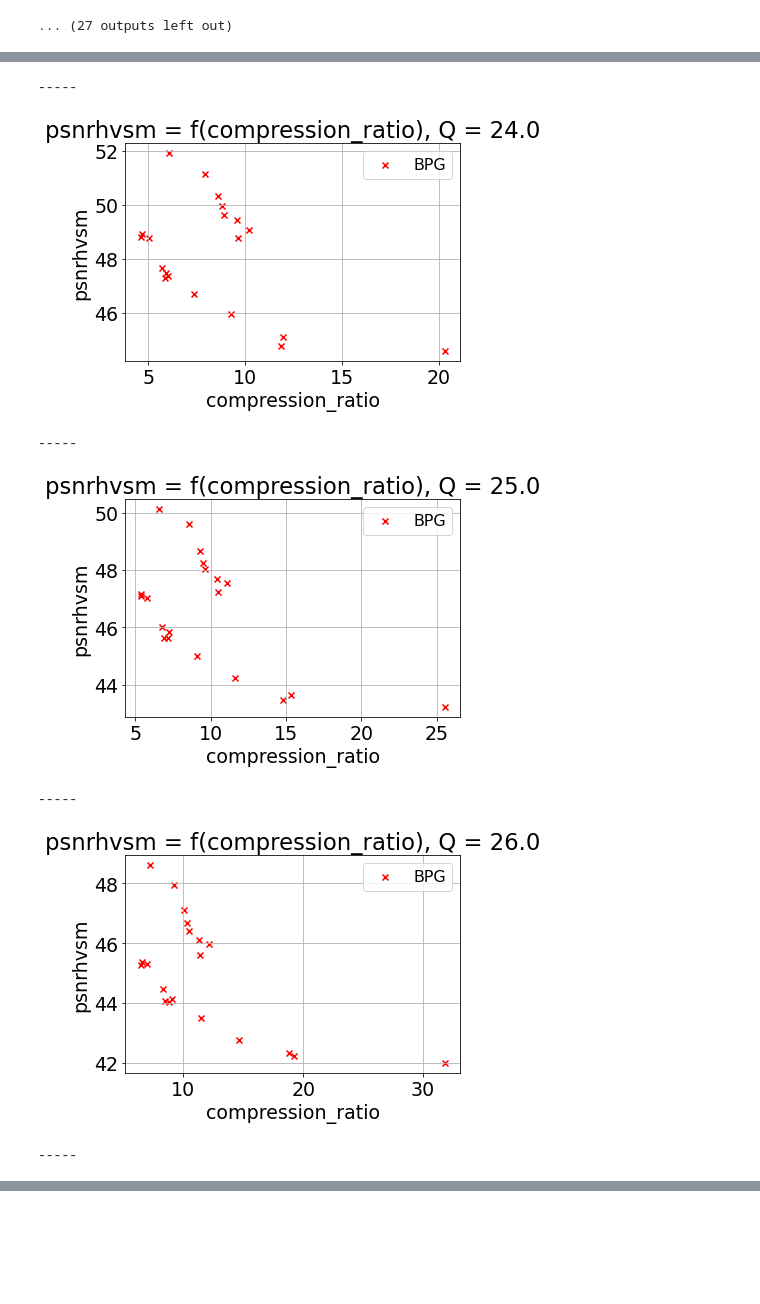
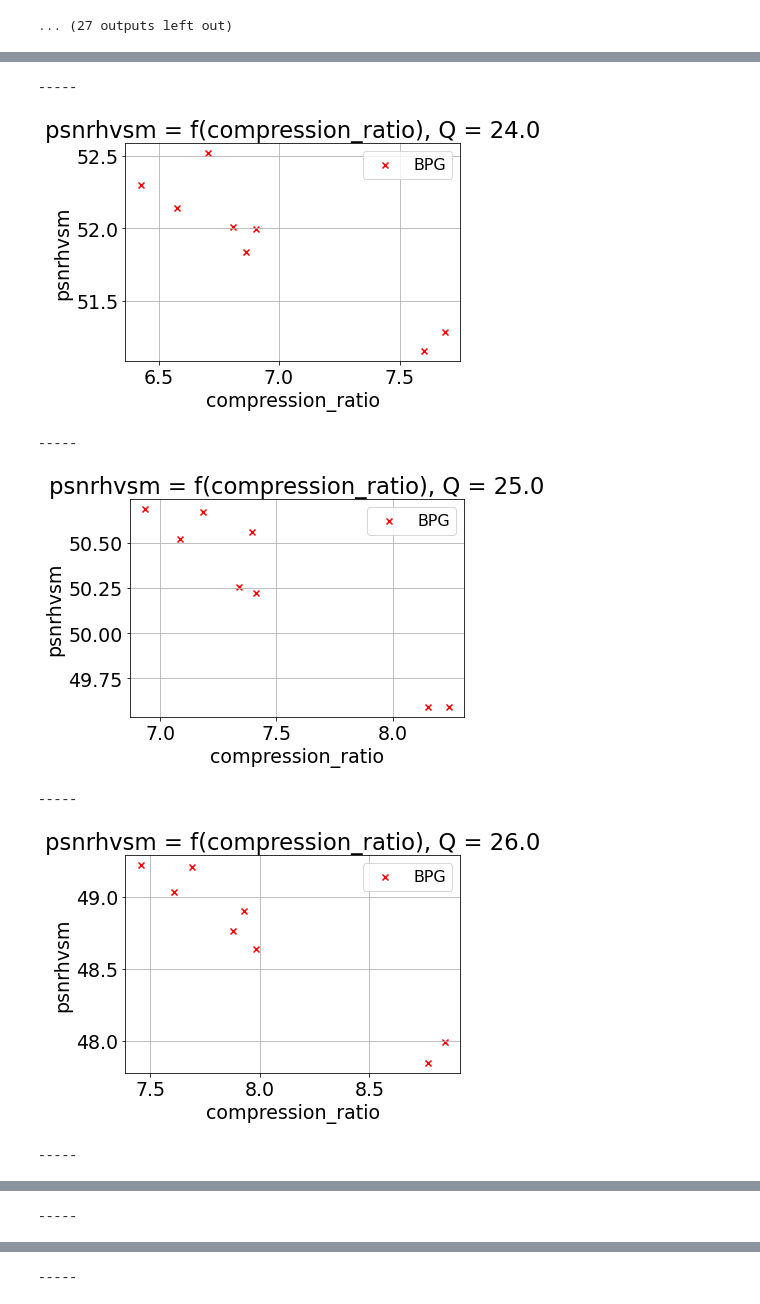
Before and after one commit to krivenkoz/grayscale_compression, a Jupyter notebook: k504_grayscale_compression.ipynb, the cells around one changed output, grey strips where cells are left out. Cells and saved outputs as stored; diff of their text form; code cells hidden in the pictures; blank space fills up the shorter version.

```diff
--- a/k504_grayscale_compression.ipynb
+++ b/k504_grayscale_compression.ipynb
@@ -819,19 +814,19 @@ def plot_scatter_all_images(df_Q, Xname, Yname):
     plt.savefig(os.path.join(os.path.join(path_to_root_folder, 'Results'), 'psnrhvsm_cr_Q' + str(int(df_Q.loc[0, 'compression_parameter'])) + '.png').replace(" ", ""))
     plt.show()
 # %%
-df_csv = pd.read_csv(os.path.join(os.path.join(path_to_root_folder, 'Results'), 'result.csv').replace(" ", ""))
-Q_steps = [24, 25, 26, 27]
+df_csv = pd.read_csv(os.path.join(os.path.join(path_to_root_folder, 'Results'), 'result_child.csv').replace(" ", ""))
+Q_steps = [24, 25, 26, 27, 28, 29]
 Xname = 'compression_ratio'
 Yname = 'psnrhvsm'
 for Q in Q_steps:
   print('-----')
   df_Q = df_csv[(df_csv['compression_parameter']==Q)].reset_index(drop=True)
   plot_scatter_all_images(df_Q, Xname, Yname)
 # %% [output]
 -----
-[figure, old version]
+[figure, new version]
 -----
-[figure, old version]
+[figure, new version]
 -----
-[figure, old version]
+[figure, new version]
 -----
@@ -838,0 +834 @@ for Q in Q_steps:
+-----
@@ -838,0 +836 @@ for Q in Q_steps:
+-----
```
Also changed, not shown: parts of 6 cells of this notebook, 18 other files.
